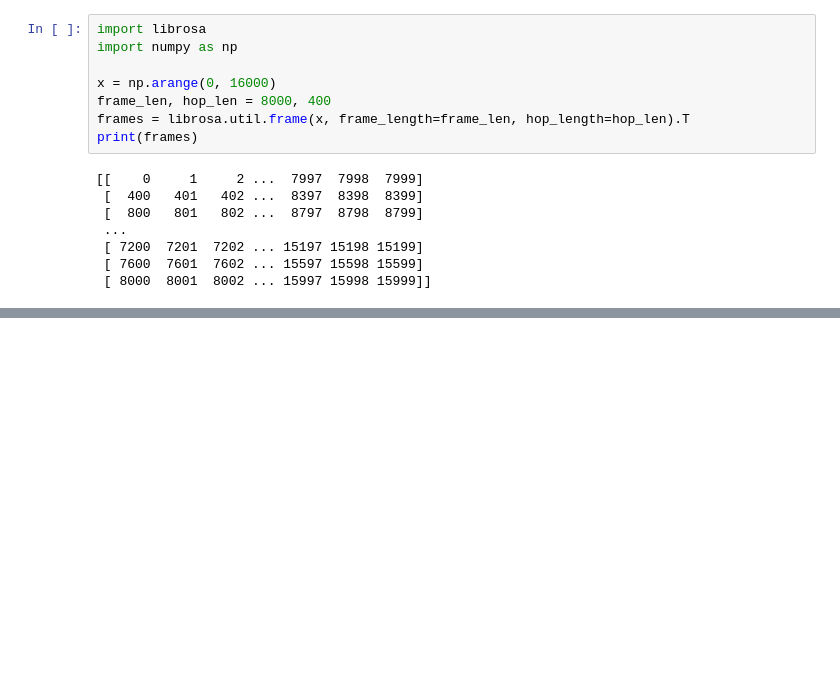
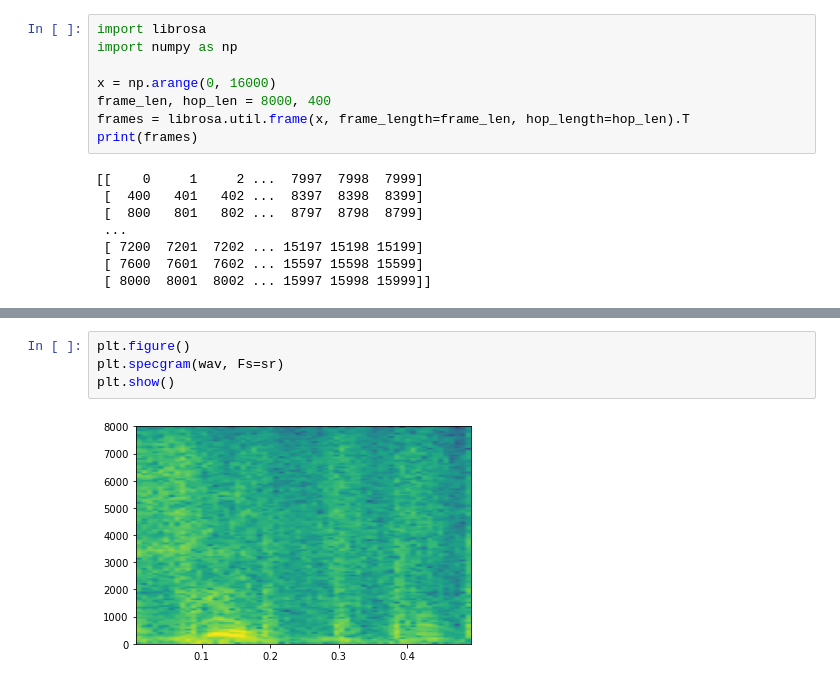
Before and after one commit to gist-ailab/BattleSound, a Jupyter notebook: visualize/demo.ipynb, the cells around one changed output, grey strips where cells are left out. Cells and saved outputs as stored; diff of their text form; blank space fills up the shorter version.

```diff
--- a/visualize/demo.ipynb
+++ b/visualize/demo.ipynb
@@ -31,0 +36,6 @@ for i, frame in enumerate(windowed_frames):
+# %%
+plt.figure()
+plt.specgram(wav, Fs=sr)
+plt.show()
+# %% [output]
+[figure, added]
```
Also changed, not shown: parts of 10 cells of this notebook, 1 other file.
